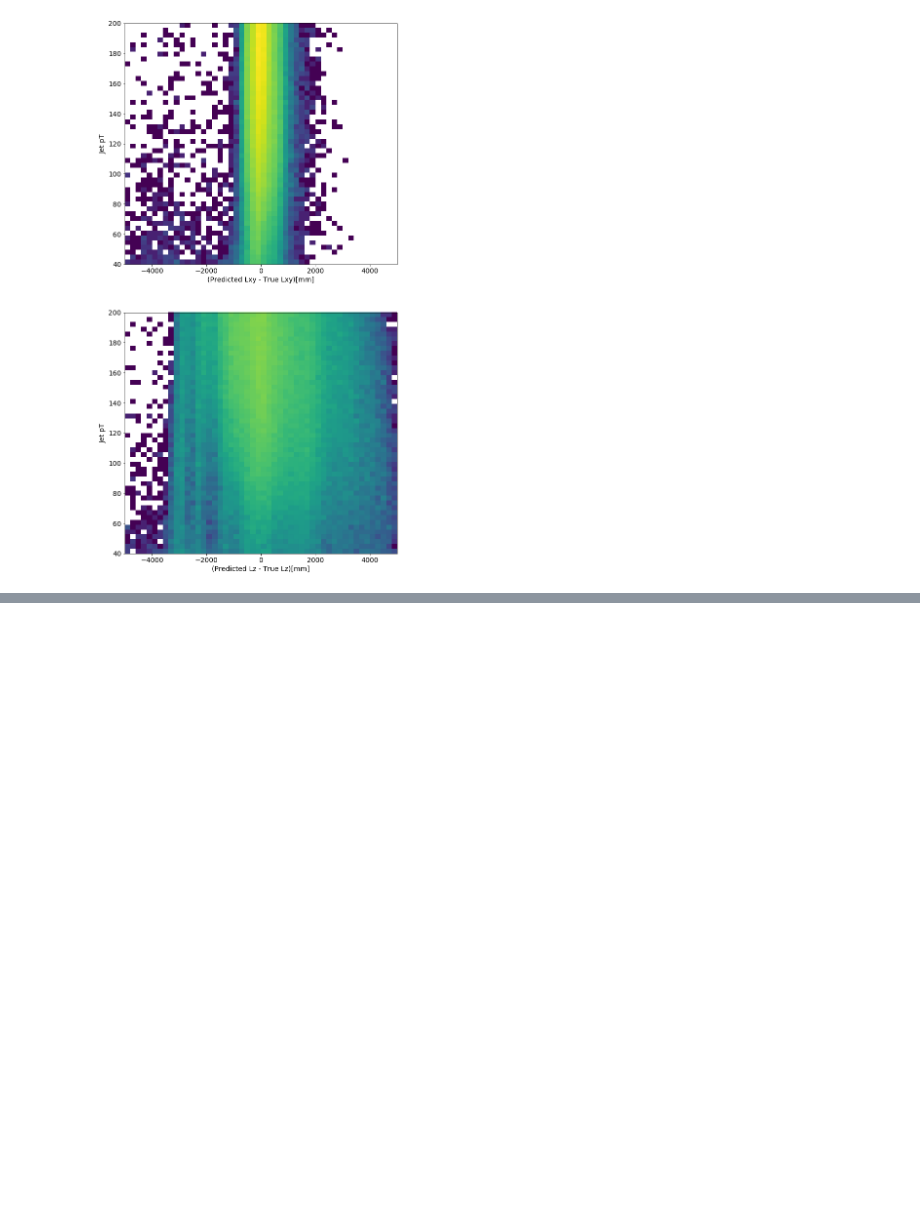
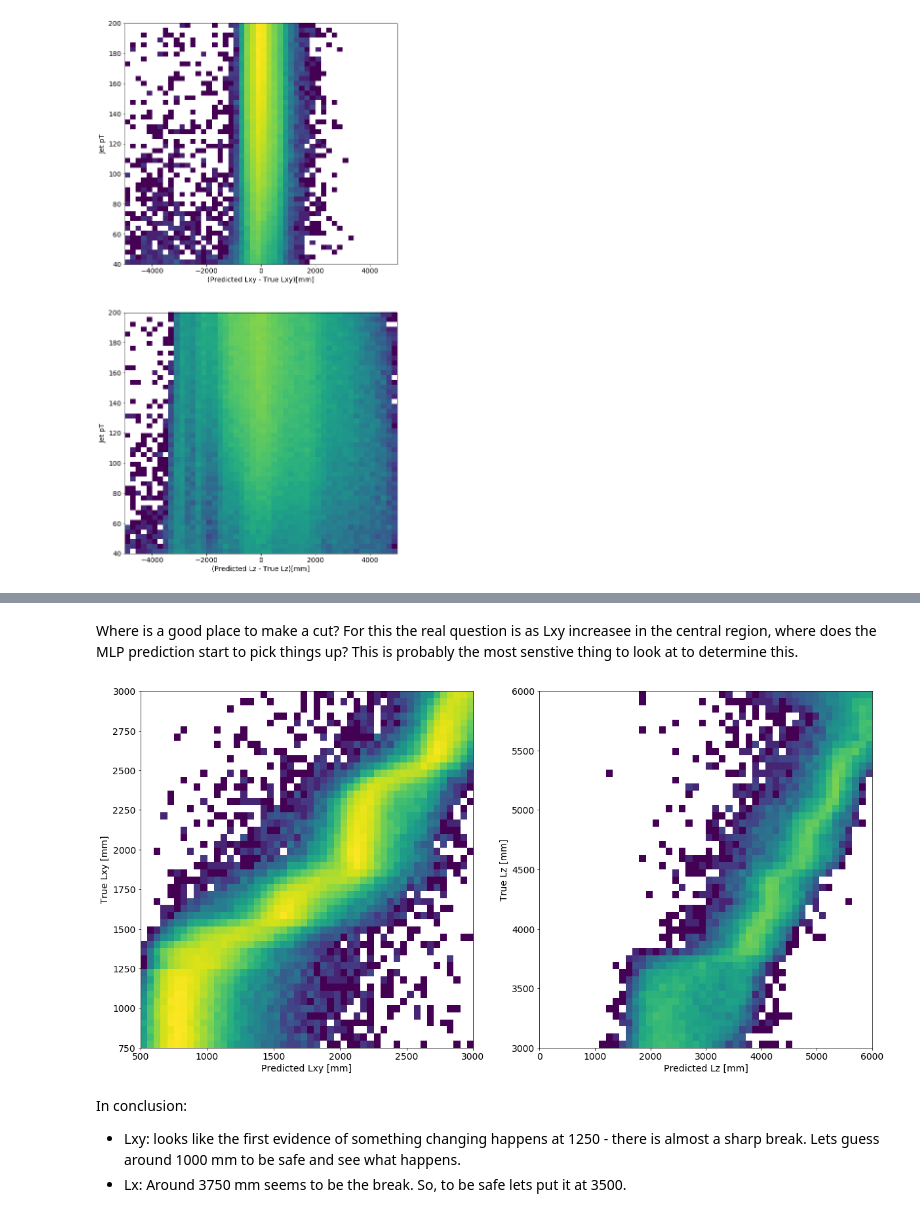
Before and after one commit to gordonwatts/JetCutStudies, a Jupyter notebook: notebooks/Using Lz and Lxy.ipynb, the cells around one changed output, grey strips where cells are left out. Drawn from its saved outputs; the diff is of its cells as text; code cells hidden in the pictures; blank space fills up the shorter version.

Commit message:
New studies to see what happens when we cut on Lxy

```diff
--- a/notebooks/Using Lz and Lxy.ipynb
+++ b/notebooks/Using Lz and Lxy.ipynb
@@ -181,0 +183,24 @@ Length: 600000, dtype: float64
+# %% [markdown]
+Where is a good place to make a cut? For this the real question is as Lxy increasee in the central region, where does the MLP prediction start to pick things up? This is probably the most senstive thing to look at to determine this.
+# %%
+fig = plt.figure(figsize=(20,10))
+
+histargs2d = {'bins':50, 'norm':LogNorm()}
+ax = plt.subplot(121)
+ax.hist2d(signal_central.PredictedLxy, signal_central.mc_Lxy*1000, range=((500, 3000), (750, 3000)), **histargs2d)
+ax.set_xlabel('Predicted Lxy [mm]')
+ax.set_ylabel('True Lxy [mm]')
+
+ax = plt.subplot(122)
+ax.hist2d(signal_forward.PredictedLz, signal_forward.mc_Lz*1000, range=((0, 6000), (3000, 6000)), **histargs2d)
+ax.set_xlabel('Predicted Lz [mm]')
+ax.set_ylabel('True Lz [mm]')
+
+plt.show()
+# %% [output]
+[figure, added]
+# %% [markdown]
+In conclusion:
+
+- Lxy: looks like the first evidence of something changing happens at 1250 - there is almost a sharp break. Lets guess around 1000 mm to be safe and see what happens.
+- Lx: Around 3750 mm seems to be the break. So, to be safe lets put it at 3500.
```
Also changed, not shown: parts of 15 cells of this notebook, 1 other file.
